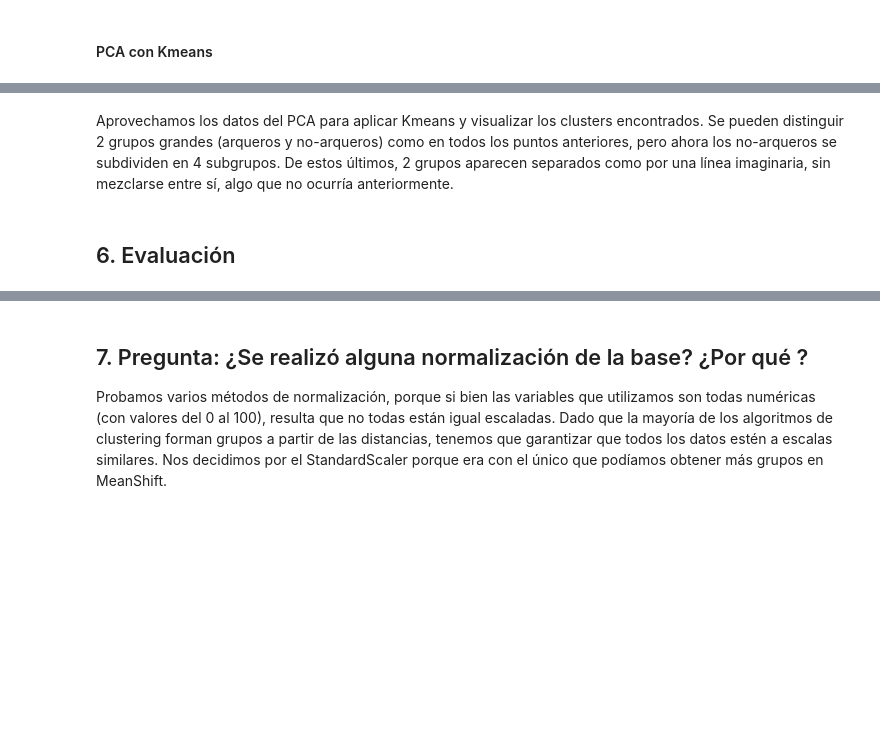
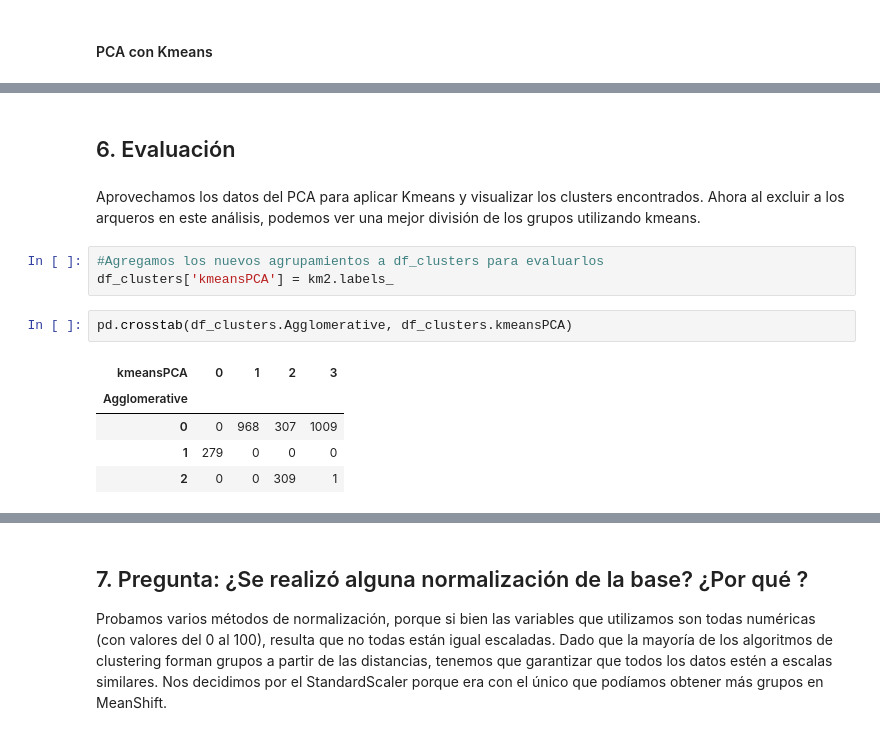
Before and after one commit to melicaffa/AprendizajeNoSupervisado, a Jupyter notebook: TrabajoNoSupervisado.ipynb, the cells around one changed output, grey strips where cells are left out. Drawn from its saved outputs; the diff is of its cells as text; blank space fills up the shorter version.

```diff
--- a/TrabajoNoSupervisado.ipynb
+++ b/TrabajoNoSupervisado.ipynb
@@ -943,9 +933,19 @@ fig = go.Figure(data=data, layout=layout)
 fig.show(renderer="colab")
 # %% [output]
 [interactive output not drawn]
-# %% [markdown]
-Aprovechamos los datos del PCA para aplicar Kmeans y visualizar los clusters encontrados.
-Se pueden distinguir 2 grupos grandes (arqueros y no-arqueros) como en todos los puntos anteriores, pero ahora los no-arqueros se subdividen en 4 subgrupos.
-De estos últimos, 2 grupos aparecen separados como por una línea imaginaria, sin mezclarse entre sí, algo que no ocurría anteriormente.
 # %% [markdown]
 ## 6. Evaluación
+# %% [markdown]
+Aprovechamos los datos del PCA para aplicar Kmeans y visualizar los clusters encontrados.
+Ahora al excluir a los arqueros en este análisis, podemos ver una mejor división de los grupos utilizando kmeans.
+# %%
+#Agregamos los nuevos agrupamientos a df_clusters para evaluarlos
+df_clusters['kmeansPCA'] = km2.labels_
+# %%
+pd.crosstab(df_clusters.Agglomerative, df_clusters.kmeansPCA)
+# %% [output]
+| kmeansPCA | 0 | 1 | 2 | 3 |
+| Agglomerative |  |  |  |  |
+| 0 | 0 | 968 | 307 | 1009 |
+| 1 | 279 | 0 | 0 | 0 |
+| 2 | 0 | 0 | 309 | 1 |
```
Also changed, not shown: parts of 25 cells of this notebook.
